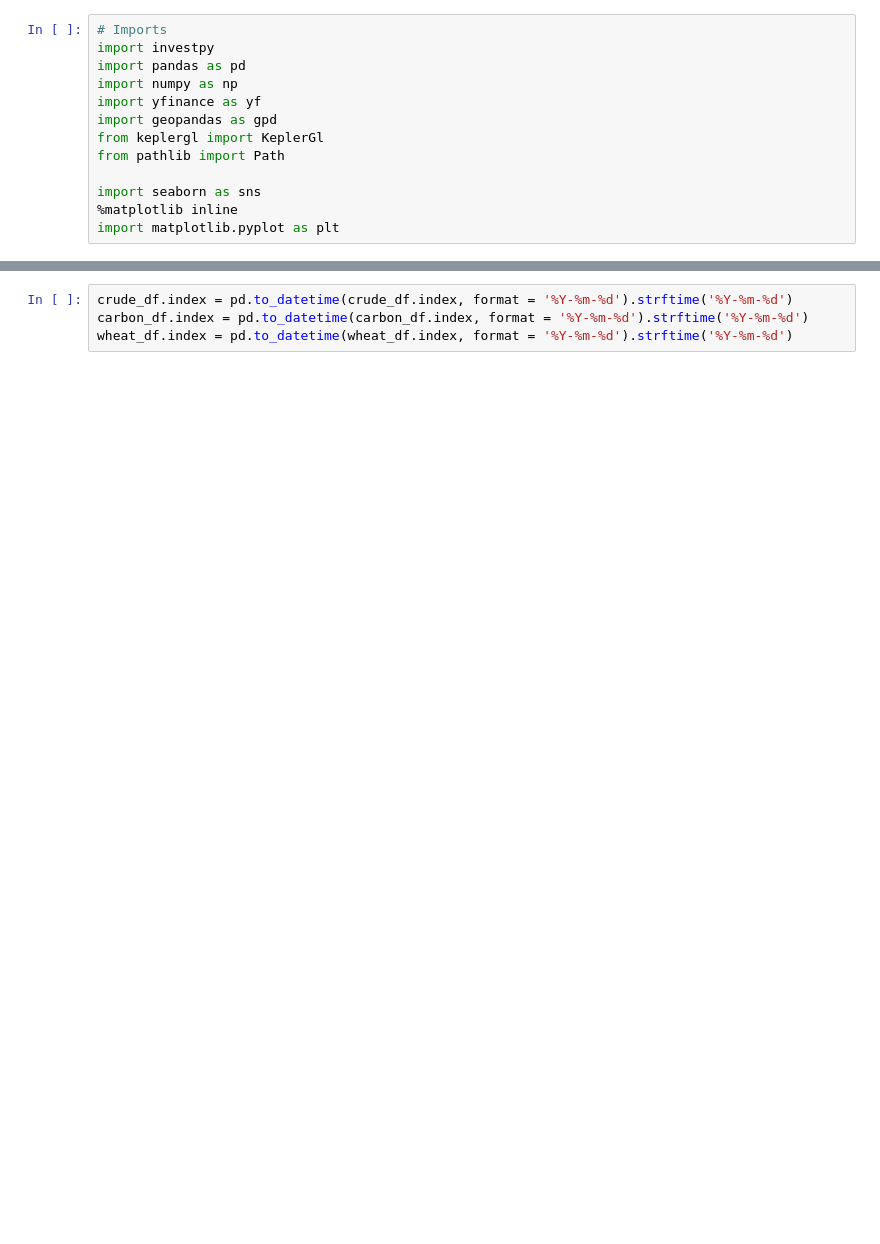
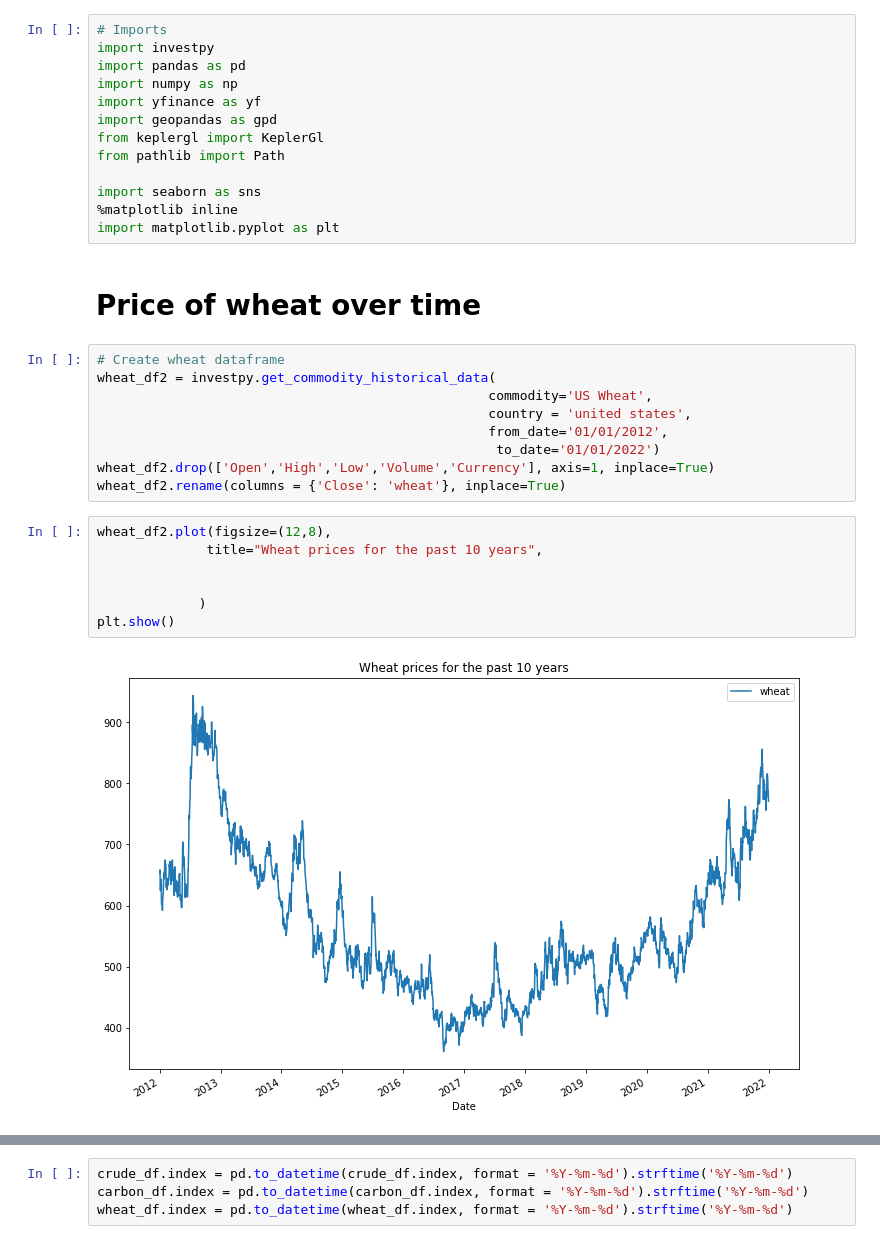
Before and after one commit to mrness/Prediction_Prices_Of_Wheat, a Jupyter notebook: Notebooks/master-notebook.ipynb, the cells around one changed output, grey strips where cells are left out. Cells and saved outputs as stored; diff of their text form; blank space fills up the shorter version.

```diff
--- a/Notebooks/master-notebook.ipynb
+++ b/Notebooks/master-notebook.ipynb
@@ -11,3 +11,23 @@ from pathlib import Path
 import seaborn as sns
 %matplotlib inline
 import matplotlib.pyplot as plt
+# %% [markdown]
+# Price of wheat over time
+# %%
+# Create wheat dataframe
+wheat_df2 = investpy.get_commodity_historical_data(
+                                                  commodity='US Wheat',
+                                                  country = 'united states',
+                                                  from_date='01/01/2012',
+                                                   to_date='01/01/2022')
+wheat_df2.drop(['Open','High','Low','Volume','Currency'], axis=1, inplace=True)
+wheat_df2.rename(columns = {'Close': 'wheat'}, inplace=True)
+# %%
+wheat_df2.plot(figsize=(12,8),
+              title="Wheat prices for the past 10 years",
+
+
+             )
+plt.show()
+# %% [output]
+[figure, added]
```
Also changed, not shown: parts of 54 cells of this notebook, 40 other files.
